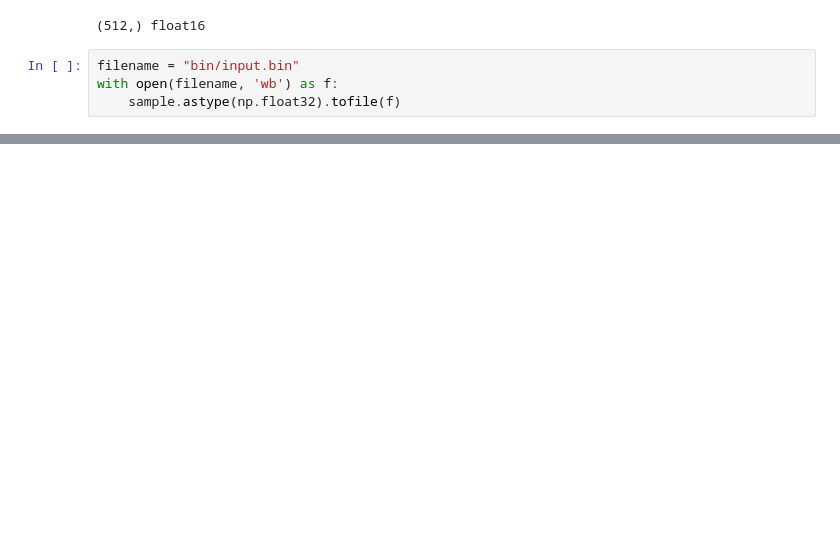
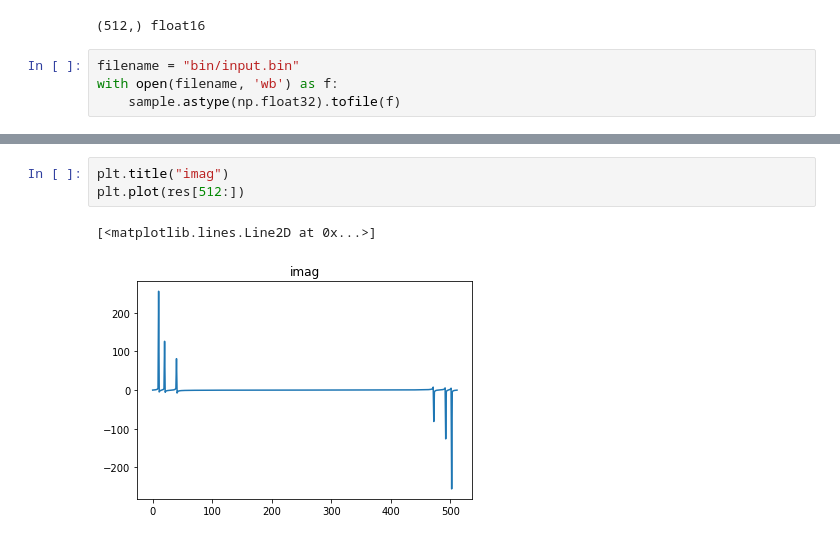
Before and after one commit to ik9702/cfft_practice, a Jupyter notebook: test2.ipynb, the cells around one changed output, grey strips where cells are left out. Drawn from its saved outputs; the diff is of its cells as text; blank space fills up the shorter version.

```diff
--- a/test2.ipynb
+++ b/test2.ipynb
@@ -37,0 +34,6 @@ plt.plot(res)
+# %%
+plt.title("imag")
+plt.plot(res[512:])
+# %% [output]
+[<matplotlib.lines.Line2D at 0x...>]
+[figure, added]
```
Also changed, not shown: parts of 5 cells of this notebook, 5 other files.
